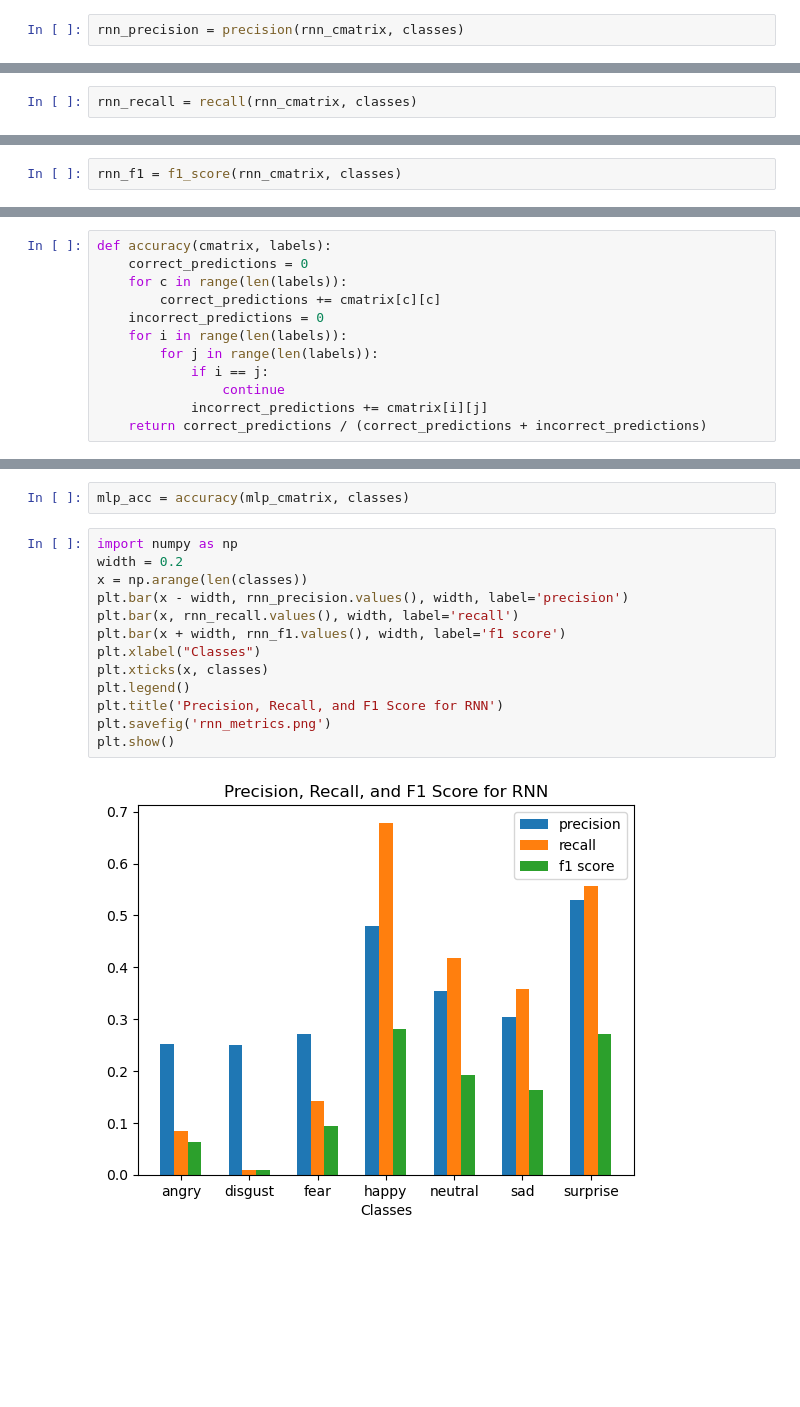
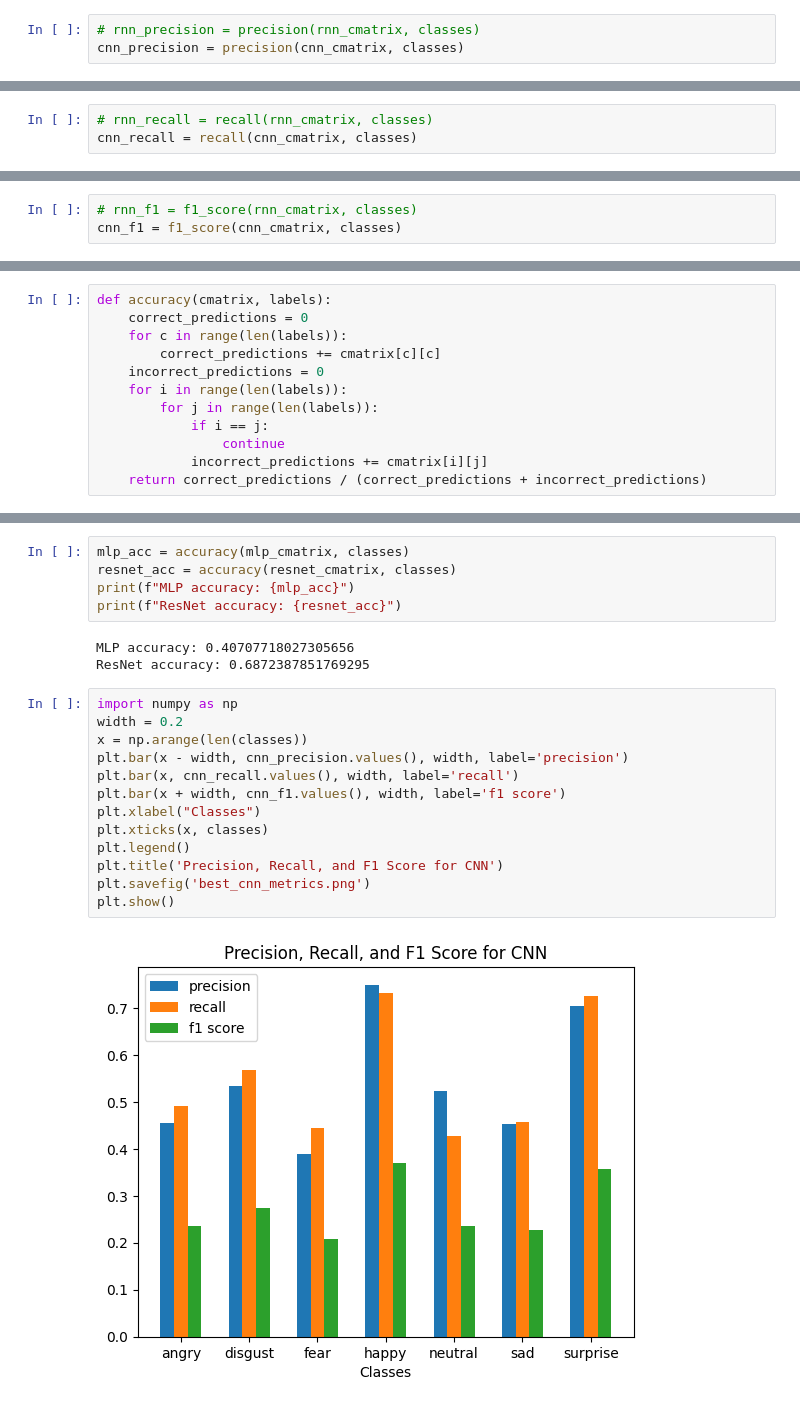
Before and after one commit to CSC522NCSU/FacialNN, a Jupyter notebook: mlp_rnn_stats.ipynb, the cells around one changed output, grey strips where cells are left out. Cells and saved outputs as stored; diff of their text form; blank space fills up the shorter version.

Commit message:
Modified version of metrics

```diff
--- a/mlp_rnn_stats.ipynb
+++ b/mlp_rnn_stats.ipynb
@@ -45,5 +44,6 @@ def precision(cmatrix, labels):
         stats[labels[lab]] = (c_tp) / (c_tp + fp)
     return stats
 # %%
-rnn_precision = precision(rnn_cmatrix, classes)
+# rnn_precision = precision(rnn_cmatrix, classes)
+cnn_precision = precision(cnn_cmatrix, classes)
 # %%
@@ -61,5 +62,6 @@ def recall(cmatrix, labels):
         stats[labels[lab]] = (c_tp) / (c_tp + fn)
     return stats
 # %%
-rnn_recall = recall(rnn_cmatrix, classes)
+# rnn_recall = recall(rnn_cmatrix, classes)
+cnn_recall = recall(cnn_cmatrix, classes)
 # %%
@@ -74,5 +77,6 @@ def f1_score(cmatrix, labels):
         f1_stats[label] = (p_stats[label] * r_stats[label]) / (p_stats[label] + r_stats[label])
     return f1_stats
 # %%
-rnn_f1 = f1_score(rnn_cmatrix, classes)
+# rnn_f1 = f1_score(rnn_cmatrix, classes)
+cnn_f1 = f1_score(cnn_cmatrix, classes)
 # %%
@@ -94,20 +107,26 @@ rnn_acc = accuracy(rnn_cmatrix, classes)
 # %%
 mlp_acc = accuracy(mlp_cmatrix, classes)
+resnet_acc = accuracy(resnet_cmatrix, classes)
+print(f"MLP accuracy: {mlp_acc}")
+print(f"ResNet accuracy: {resnet_acc}")
+# %% [output]
+MLP accuracy: 0.40707718027305656
+ResNet accuracy: 0.6872387851769295
 # %%
 import numpy as np
 width = 0.2
 x = np.arange(len(classes))
-plt.bar(x - width, rnn_precision.values(), width, label='precision')
-plt.bar(x, rnn_recall.values(), width, label='recall')
-plt.bar(x + width, rnn_f1.values(), width, label='f1 score')
+plt.bar(x - width, cnn_precision.values(), width, label='precision')
+plt.bar(x, cnn_recall.values(), width, label='recall')
+plt.bar(x + width, cnn_f1.values(), width, label='f1 score')
 plt.xlabel("Classes")
 plt.xticks(x, classes)
 plt.legend()
-plt.title('Precision, Recall, and F1 Score for RNN')
-plt.savefig('rnn_metrics.png')
+plt.title('Precision, Recall, and F1 Score for CNN')
+plt.savefig('best_cnn_metrics.png')
 plt.show()
 # %% [output]
-[figure, old version]
+[figure, new version]
 # %%
 import numpy as np
 width = 0.2
```
Also changed, not shown: parts of 6 cells of this notebook, 2 other files.
